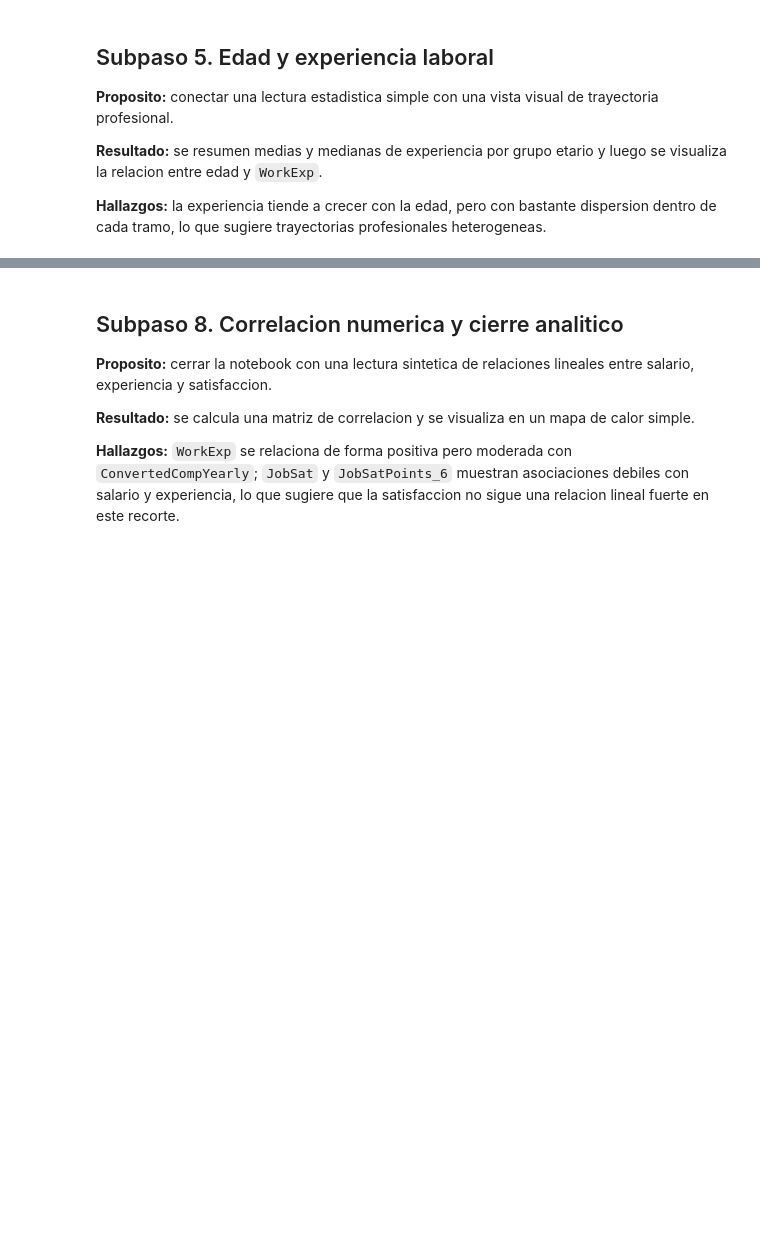
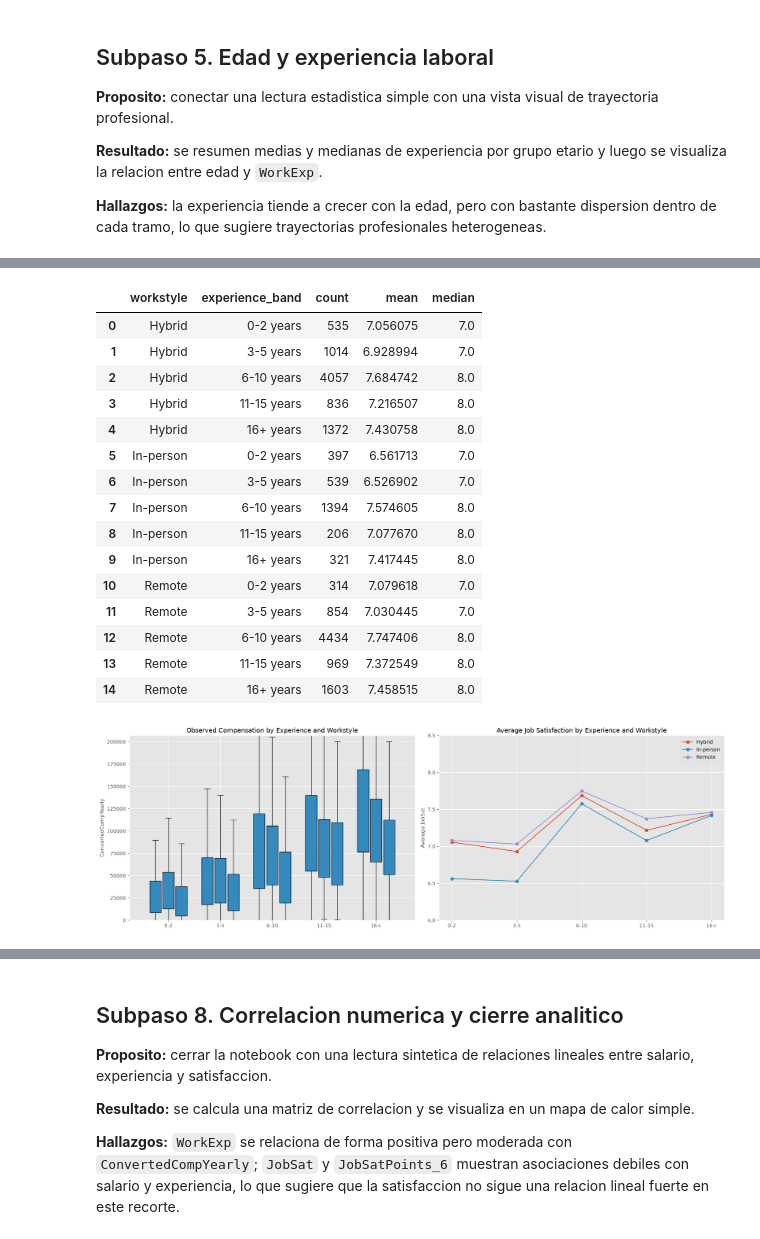
Before and after one commit to brendalp0110-web/portfolio_case_study_stackoverflow_survey, a Jupyter notebook: notebooks/03_eda_statistics.ipynb, the cells around one changed output, grey strips where cells are left out. Cells and saved outputs as stored; diff of their text form; code cells hidden in the pictures; blank space fills up the shorter version.

```diff
--- a/notebooks/03_eda_statistics.ipynb
+++ b/notebooks/03_eda_statistics.ipynb
@@ -213,0 +394,52 @@ display(salary_by_age)
+# %%
+salary = observed_compensation(df)
+workexp_column = "WorkExp_num" if "WorkExp_num" in df.columns else "WorkExp"
+compensation_records = add_experience_band(df.loc[salary.index, ["RemoteWork", workexp_column]].copy())
+compensation_records["ConvertedCompYearly"] = salary
+compensation_records["workstyle"] = compensation_records["RemoteWork"].replace(REMOTE_WORK_LABELS)
+compensation_records = compensation_records.dropna(subset=["workstyle", "experience_band", "ConvertedCompYearly"])
+
+compensation_summary = (
+    compensation_records.groupby(["workstyle", "experience_band"], observed=False)["ConvertedCompYearly"]
+    .agg(count="size", median="median", mean="mean")
+    .reset_index()
+)
+
+jobsat_records = add_experience_band(df[["RemoteWork", workexp_column, "JobSat"]].copy())
+jobsat_records["JobSat_num"] = pd.to_numeric(jobsat_records["JobSat"], errors="coerce")
+jobsat_records["workstyle"] = jobsat_records["RemoteWork"].replace(REMOTE_WORK_LABELS)
+jobsat_records = jobsat_records.dropna(subset=["workstyle", "experience_band", "JobSat_num"])
+
+jobsat_summary = (
+    jobsat_records.groupby(["workstyle", "experience_band"], observed=False)["JobSat_num"]
+    .agg(count="size", mean="mean", median="median")
+    .reset_index()
+)
+
+display(compensation_summary)
+display(jobsat_summary)
+
+fig, axes = plt.subplots(1, 2, figsize=(18, 6))
+for workstyle, group in compensation_records.groupby("workstyle"):
+    grouped_values = [group.loc[group["experience_band"] == band, "ConvertedCompYearly"].dropna().values for band in EXPERIENCE_BANDS]
+    positions = [index + {"Remote": -0.25, "Hybrid": 0, "In-person": 0.25}.get(workstyle, 0) for index in range(1, len(EXPERIENCE_BANDS) + 1)]
+    axes[0].boxplot(grouped_values, positions=positions, widths=0.22, patch_artist=True, showfliers=False)
+
+axes[0].set_title("Observed Compensation by Experience and Workstyle")
+axes[0].set_xticks(range(1, len(EXPERIENCE_BANDS) + 1))
+axes[0].set_xticklabels([band.replace(" years", "") for band in EXPERIENCE_BANDS])
+axes[0].set_ylabel("ConvertedCompYearly")
+axes[0].set_ylim(0, compensation_records["ConvertedCompYearly"].quantile(0.95))
+
+for workstyle, group in jobsat_summary.groupby("workstyle"):
+    group = group.sort_values("experience_band")
+    axes[1].plot(group["experience_band"].astype(str).str.replace(" years", "", regex=False), group["mean"], marker="o", label=workstyle)
+
+axes[1].set_title("Average Job Satisfaction by Experience and Workstyle")
+axes[1].set_ylabel("Average JobSat")
+axes[1].set_ylim(6, 8.5)
+axes[1].legend()
+
+plt.tight_layout()
+plt.show()
+# %% [output]
@@ -214,3 +462,20 @@ display(salary_by_age)
+|  | workstyle | experience_band | count | mean | median |
+| 0 | Hybrid | 0-2 years | 535 | 7.056075 | 7.0 |
+| 1 | Hybrid | 3-5 years | 1014 | 6.928994 | 7.0 |
+| 2 | Hybrid | 6-10 years | 4057 | 7.684742 | 8.0 |
+| 3 | Hybrid | 11-15 years | 836 | 7.216507 | 8.0 |
+| 4 | Hybrid | 16+ years | 1372 | 7.430758 | 8.0 |
+| 5 | In-person | 0-2 years | 397 | 6.561713 | 7.0 |
+| 6 | In-person | 3-5 years | 539 | 6.526902 | 7.0 |
+| 7 | In-person | 6-10 years | 1394 | 7.574605 | 8.0 |
+| 8 | In-person | 11-15 years | 206 | 7.077670 | 8.0 |
+| 9 | In-person | 16+ years | 321 | 7.417445 | 8.0 |
+| 10 | Remote | 0-2 years | 314 | 7.079618 | 7.0 |
+| 11 | Remote | 3-5 years | 854 | 7.030445 | 7.0 |
+| 12 | Remote | 6-10 years | 4434 | 7.747406 | 8.0 |
+| 13 | Remote | 11-15 years | 969 | 7.372549 | 8.0 |
+| 14 | Remote | 16+ years | 1603 | 7.458515 | 8.0 |
+[figure, added]
 # %%
 employment_order = df["Employment"].value_counts().head(6).index.tolist()
 employment_box = df[df["Employment"].isin(employment_order)][["Employment", "ConvertedCompYearly"]].dropna()
```
Also changed, not shown: parts of 24 cells of this notebook, 4 other files.
